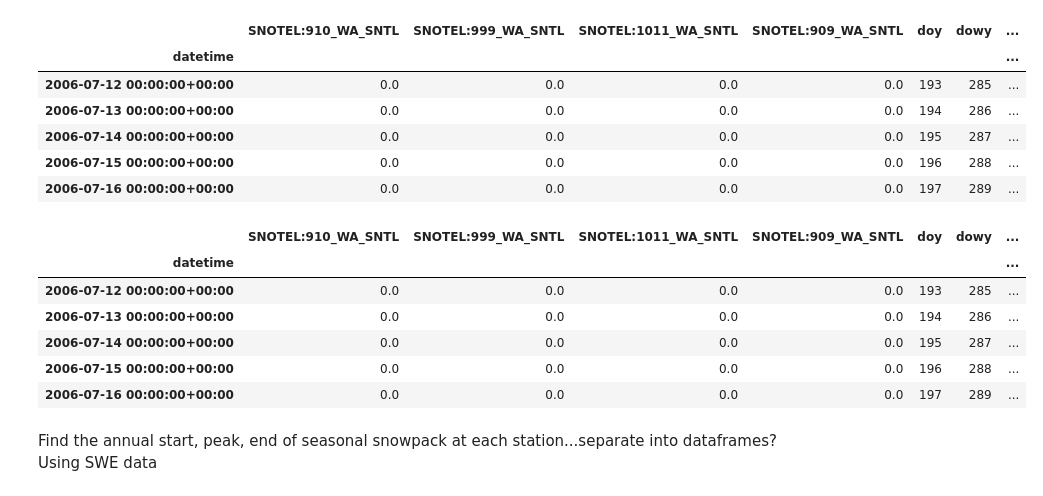
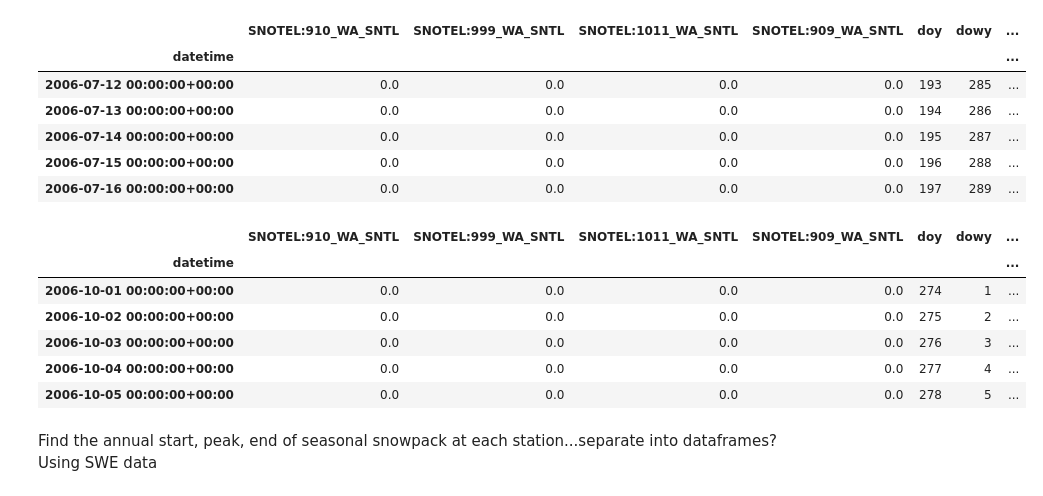
Before and after one commit to UW-GDA/Mt-Baker-Glacier-Exploration, a Jupyter notebook: final-project/snotel_stats.ipynb, the cells around one changed output. Saved outputs shown, nothing was run; the diff lists cells and outputs as text; code cells hidden in the pictures.

```diff
--- a/final-project/snotel_stats.ipynb
+++ b/final-project/snotel_stats.ipynb
@@ -117,15 +117,18 @@ add_dowy(wteq_df)
 # %%
 wteq_df['wy'] = calc_water_year(wteq_df)
 # %%
+wteq_df = wteq_df[wteq_df['wy'] != 2006]
+wteq_df = wteq_df[wteq_df['wy'] != 2022]
+
 wteq_df.head()
 # %% [output]
 |  | SNOTEL:910_WA_SNTL | SNOTEL:999_WA_SNTL | SNOTEL:1011_WA_SNTL | SNOTEL:909_WA_SNTL | doy | dowy | ... |
 | datetime |  |  |  |  |  |  | ... |
-| 2006-07-12 00:00:00+00:00 | 0.0 | 0.0 | 0.0 | 0.0 | 193 | 285 | ... |
-| 2006-07-13 00:00:00+00:00 | 0.0 | 0.0 | 0.0 | 0.0 | 194 | 286 | ... |
-| 2006-07-14 00:00:00+00:00 | 0.0 | 0.0 | 0.0 | 0.0 | 195 | 287 | ... |
-| 2006-07-15 00:00:00+00:00 | 0.0 | 0.0 | 0.0 | 0.0 | 196 | 288 | ... |
-| 2006-07-16 00:00:00+00:00 | 0.0 | 0.0 | 0.0 | 0.0 | 197 | 289 | ... |
+| 2006-10-01 00:00:00+00:00 | 0.0 | 0.0 | 0.0 | 0.0 | 274 | 1 | ... |
+| 2006-10-02 00:00:00+00:00 | 0.0 | 0.0 | 0.0 | 0.0 | 275 | 2 | ... |
+| 2006-10-03 00:00:00+00:00 | 0.0 | 0.0 | 0.0 | 0.0 | 276 | 3 | ... |
+| 2006-10-04 00:00:00+00:00 | 0.0 | 0.0 | 0.0 | 0.0 | 277 | 4 | ... |
+| 2006-10-05 00:00:00+00:00 | 0.0 | 0.0 | 0.0 | 0.0 | 278 | 5 | ... |
 # %% [markdown]
 Find the annual start, peak, end of seasonal snowpack at each station...separate into dataframes?
 Using SWE data
```
Also changed, not shown: parts of 12 cells of this notebook.
